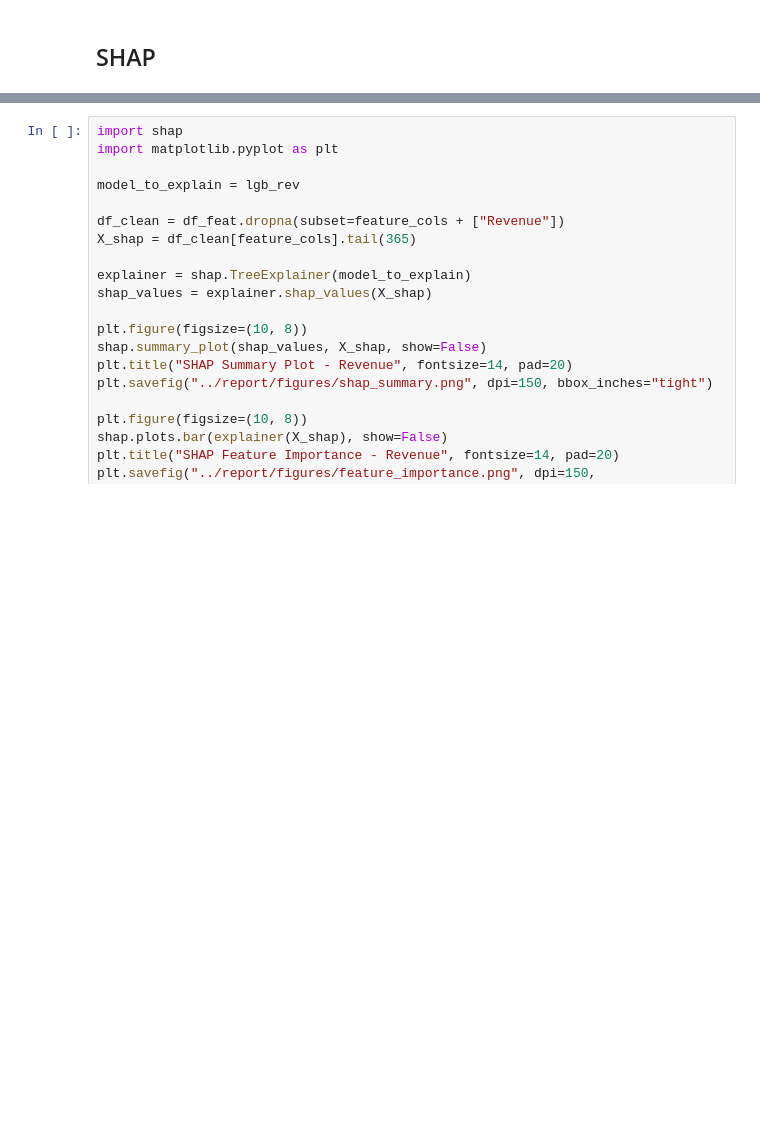
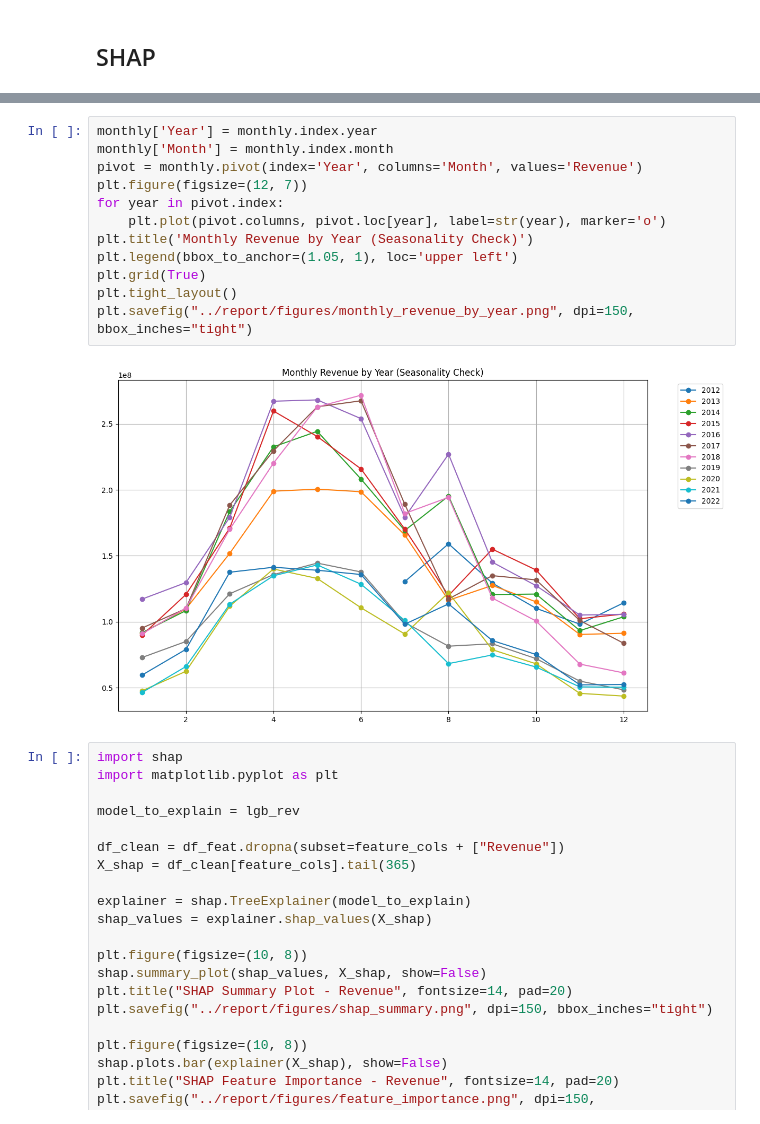
Before and after one commit to Jade2612/DATATHON, a Jupyter notebook: notebooks/03_sales_forecasting.ipynb, the cells around one changed output, grey strips where cells are left out. Cells and saved outputs as stored; diff of their text form; blank space fills up the shorter version.

```diff
--- a/notebooks/03_sales_forecasting.ipynb
+++ b/notebooks/03_sales_forecasting.ipynb
@@ -838,3 +883,17 @@ Saved: ../submissions/submission_nhits_futr_blend.csv
+# %%
+monthly['Year'] = monthly.index.year
+monthly['Month'] = monthly.index.month
+pivot = monthly.pivot(index='Year', columns='Month', values='Revenue')
+plt.figure(figsize=(12, 7))
+for year in pivot.index:
+    plt.plot(pivot.columns, pivot.loc[year], label=str(year), marker='o')
+plt.title('Monthly Revenue by Year (Seasonality Check)')
+plt.legend(bbox_to_anchor=(1.05, 1), loc='upper left')
+plt.grid(True)
+plt.tight_layout()
+plt.savefig("../report/figures/monthly_revenue_by_year.png", dpi=150, bbox_inches="tight")
+# %% [output]
+[figure, added]
 # %%
 import shap
 import matplotlib.pyplot as plt
```
Also changed, not shown: parts of 3 cells of this notebook, 11 other files.
